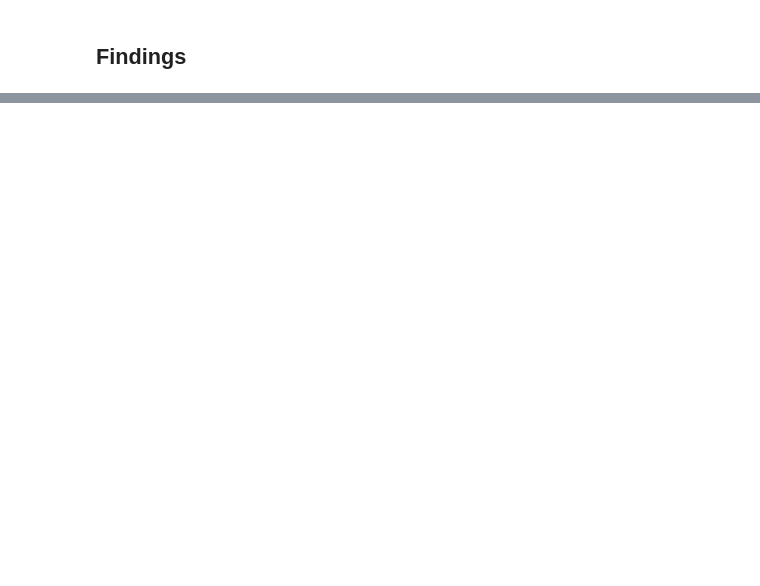
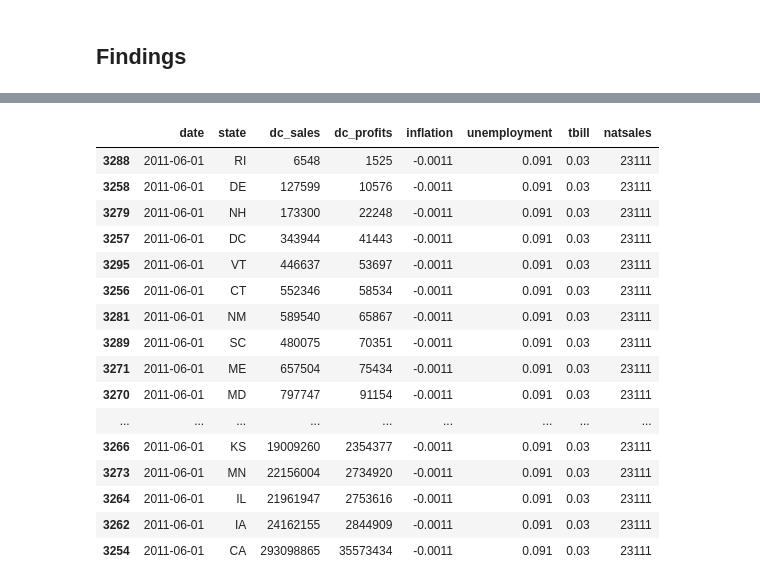
Before and after one commit to billmcmillin/econ_data, a Jupyter notebook: Econ_Data.ipynb, the cells around one changed output, grey strips where cells are left out. Drawn from its saved outputs; the diff is of its cells as text; code cells hidden in the pictures; blank space fills up the shorter version.

```diff
--- a/Econ_Data.ipynb
+++ b/Econ_Data.ipynb
@@ -298,0 +460,21 @@ LIMIT 5;
+# %%
+## Dualcore sales and profits were very low for two of these months, but we had significant growth for two others. Which states performed best during these months?
+sdf.query('date == "2011-06-01"').sort_values(['dc_profits'], ascending=[True])
+# %% [output]
+|  | date | state | dc_sales | dc_profits | inflation | unemployment | tbill | natsales |
+| 3288 | 2011-06-01 | RI | 6548 | 1525 | -0.0011 | 0.091 | 0.03 | 23111 |
+| 3258 | 2011-06-01 | DE | 127599 | 10576 | -0.0011 | 0.091 | 0.03 | 23111 |
+| 3279 | 2011-06-01 | NH | 173300 | 22248 | -0.0011 | 0.091 | 0.03 | 23111 |
+| 3257 | 2011-06-01 | DC | 343944 | 41443 | -0.0011 | 0.091 | 0.03 | 23111 |
+| 3295 | 2011-06-01 | VT | 446637 | 53697 | -0.0011 | 0.091 | 0.03 | 23111 |
+| 3256 | 2011-06-01 | CT | 552346 | 58534 | -0.0011 | 0.091 | 0.03 | 23111 |
+| 3281 | 2011-06-01 | NM | 589540 | 65867 | -0.0011 | 0.091 | 0.03 | 23111 |
+| 3289 | 2011-06-01 | SC | 480075 | 70351 | -0.0011 | 0.091 | 0.03 | 23111 |
+| 3271 | 2011-06-01 | ME | 657504 | 75434 | -0.0011 | 0.091 | 0.03 | 23111 |
+| 3270 | 2011-06-01 | MD | 797747 | 91154 | -0.0011 | 0.091 | 0.03 | 23111 |
+| ... | ... | ... | ... | ... | ... | ... | ... | ... |
+| 3266 | 2011-06-01 | KS | 19009260 | 2354377 | -0.0011 | 0.091 | 0.03 | 23111 |
+| 3273 | 2011-06-01 | MN | 22156004 | 2734920 | -0.0011 | 0.091 | 0.03 | 23111 |
+| 3264 | 2011-06-01 | IL | 21961947 | 2753616 | -0.0011 | 0.091 | 0.03 | 23111 |
+| 3262 | 2011-06-01 | IA | 24162155 | 2844909 | -0.0011 | 0.091 | 0.03 | 23111 |
+| 3254 | 2011-06-01 | CA | 293098865 | 35573434 | -0.0011 | 0.091 | 0.03 | 23111 |
```
Also changed, not shown: parts of 11 cells of this notebook.
